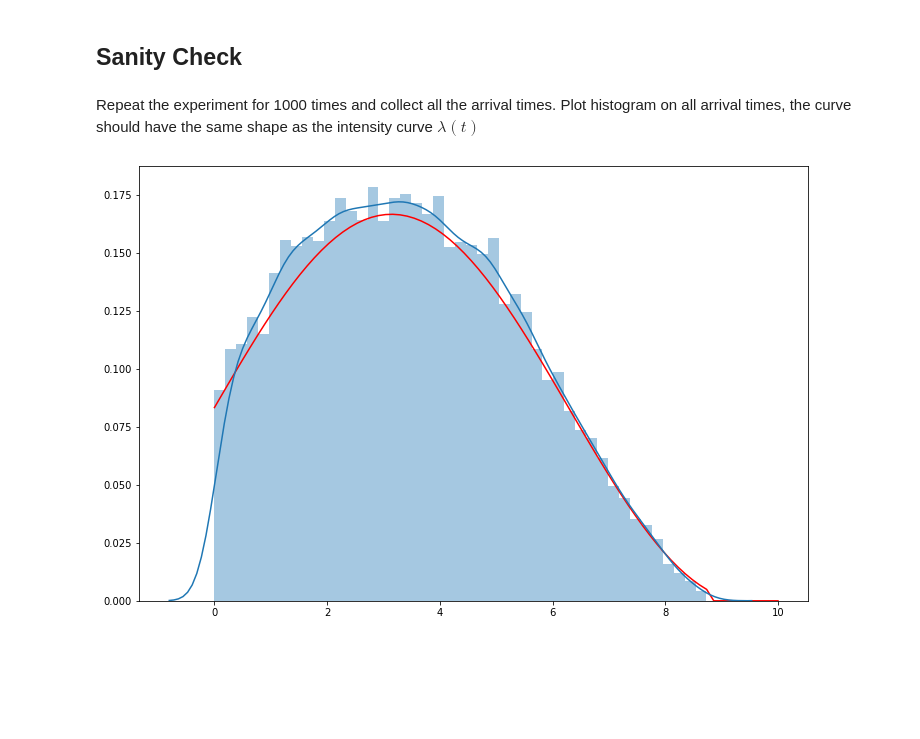
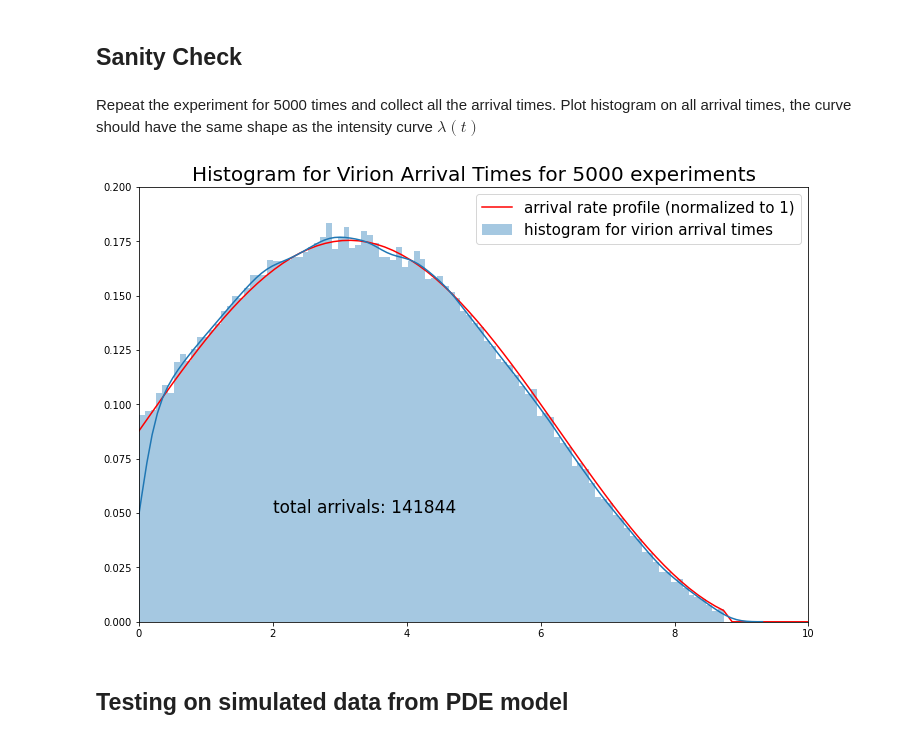
Before and after one commit to yishu0524/Placental-Transmission, a Jupyter notebook: Sampling_Inhomogeneous_Poisson_Process.ipynb, the cells around one changed output. Drawn from its saved outputs; the diff is of its cells as text; code cells hidden in the pictures; blank space fills up the shorter version.

```diff
--- a/Sampling_Inhomogeneous_Poisson_Process.ipynb
+++ b/Sampling_Inhomogeneous_Poisson_Process.ipynb
@@ -35,7 +23,7 @@ def inhomogeneousPoisson(Lambda, T):
     fixed rate lambda_max up to time T; meanwhile, we also generate samples from uniform distribution on [0,1] which will decide
     whether these arrival times from homogeneous Poisson Process will be accepted as sample of the inhomogeneous Poisson Process
     '''
-    lambda_max = max(Lambda[i][0] for i in range(len(Lambda)))
+    lambda_max = max(Lambda[i][1] for i in range(len(Lambda)))
 
     arrival_times = [0]
     unif_samples = []
@@ -51,9 +39,9 @@ def inhomogeneousPoisson(Lambda, T):
     for i in range(len(arrival_times)):
         # find the rate lambda[t] at the proposed arrival time
         for j in range(len(Lambda)):
-            if Lambda[j][1] > arrival_times[i]:
+            if Lambda[j][0] > arrival_times[i]:
                 break
-        acceptance_probability = Lambda[j][0]/lambda_max
+        acceptance_probability = Lambda[j][1]/lambda_max
         if acceptance_probability > unif_samples[i]:
             accepted_arrival_times.append(arrival_times[i])
 
@@ -60,0 +51,7 @@ def inhomogeneousPoisson(Lambda, T):
+# %%
+t = np.linspace(0, 10, 80)
+
+lamb = list(map(math.sin, t[:70]/2))
+lamb = [5*(i+1)/2 for i in lamb]
+
+lamb.extend([0]*10)
@@ -61,5 +64,8 @@ def inhomogeneousPoisson(Lambda, T):
 # %% [markdown]
 ## Plot: Single Experiment
+# %%
+# reshape toy data
+Lambda = list(zip(t,lamb))
 # %% [markdown]
 Red cross denotes the time when arrival happens. Blue curve is the given intensity function $\lambda(t)$
 # %%
@@ -73,20 +83,28 @@ plt.show()
 # %% [markdown]
 ## Sanity Check
 # %% [markdown]
-Repeat the experiment for 1000 times and collect all the arrival times. Plot histogram on all arrival times, the curve should
+Repeat the experiment for 5000 times and collect all the arrival times. Plot histogram on all arrival times, the curve should
 have the same shape as the intensity curve $\lambda(t)$
 # %%
 all_arrival_times = []
-for _ in range(1000):
+repeat = 5000
+for _ in range(repeat):
     all_arrival_times.extend(inhomogeneousPoisson(Lambda, 10))
 # %%
 all_arrival_times = pd.DataFrame(all_arrival_times)
 # %%
 fig, ax = plt.subplots(figsize=(12,8))
-x = [L[1] for L in Lambda]
-y = [L[0]/30 for L in Lambda]
-ax.plot(x, y, color='r')
-sns.distplot(all_arrival_times, ax=ax)
+x = [L[0] for L in Lambda]
+y = [L[1]/28.5 for L in Lambda]
+ax.plot(x, y, color='r', label='arrival rate profile (normalized to 1)')
+sns.distplot(all_arrival_times, ax=ax, bins=100,label='histogram for virion arrival times')
+plt.xlim(0,10)
+plt.ylim(0,0.2)
+plt.legend(fontsize=15)
+plt.title('Histogram for Virion Arrival Times for '+str(repeat)+' experiments',fontsize=20)
+plt.text(2, 0.05, 'total arrivals: '+str(len(all_arrival_times)), fontsize=17)
 plt.show()
 # %% [output]
-[figure, old version]
+[figure, new version]
+# %% [markdown]
+## Testing on simulated data from PDE model
```
Also changed, not shown: parts of 13 cells of this notebook.
